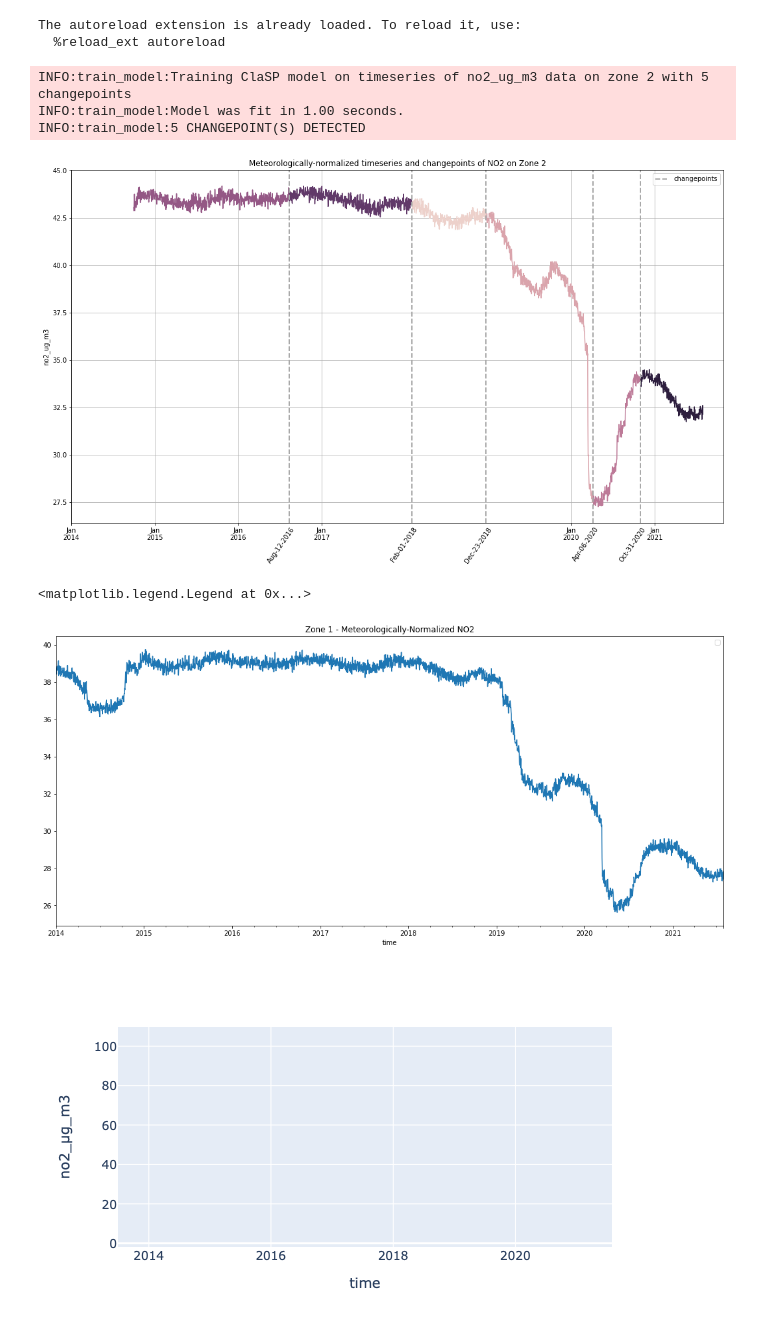
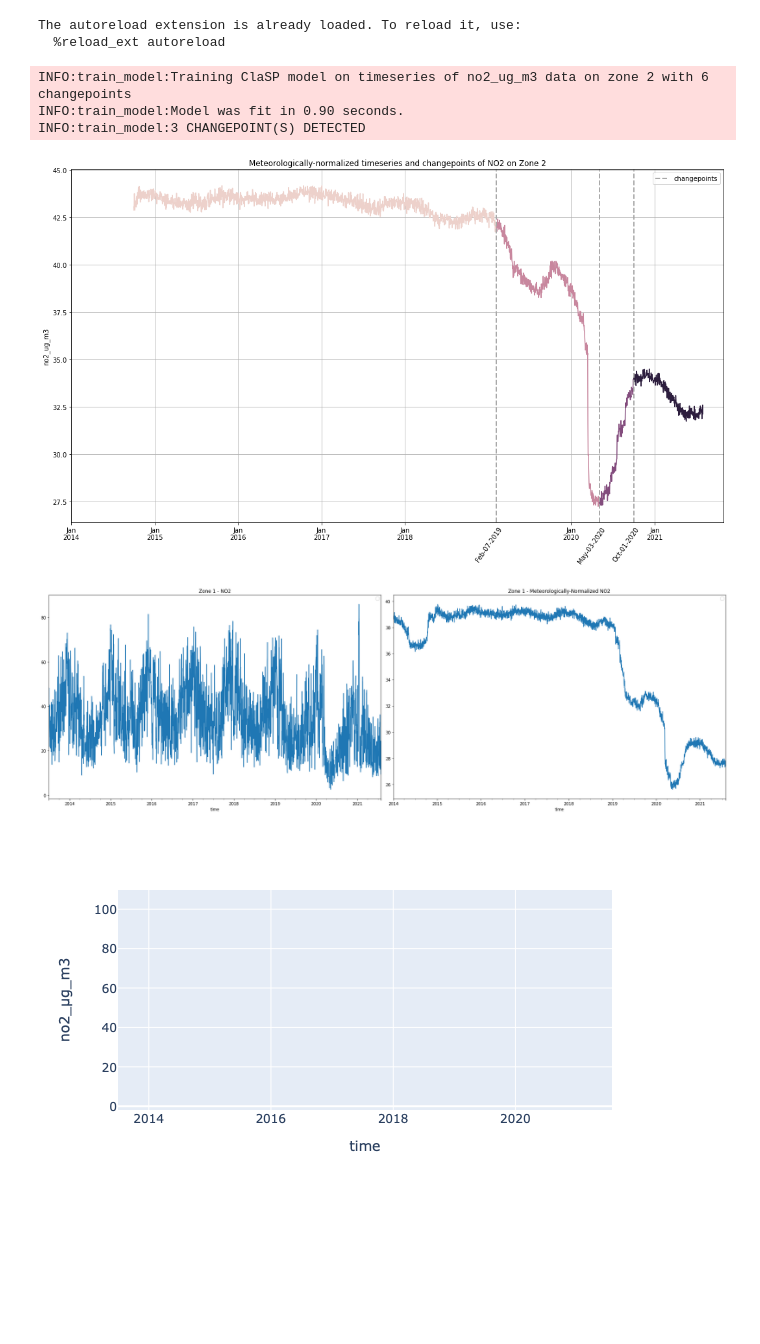
Before and after one commit to simonsanvil/Madrid-AirQuality-Analysis, a Jupyter notebook: notebooks/08-change_point_detection.ipynb, the cells around one changed output. Saved outputs shown, nothing was run; the diff lists cells and outputs as text; code cells hidden in the pictures; blank space fills up the shorter version.

```diff
--- a/notebooks/08-change_point_detection.ipynb
+++ b/notebooks/08-change_point_detection.ipynb
@@ -38,13 +38,14 @@ start = "2014-10-01"
 end = "2022-02-01"
 zone = 2
 indicator = 'no2_ug_m3'#'pm10_ug_m3'#'o3_ug_m3' #"no2_ug_m3"
-period_length = None # 10
+period_length = 10 #None # 10
+n_changepoints = 6
 
 clasp_results = train_clasp_model(
     madrid_df,
     y=indicator,
     location=zone,
-    n_changepoints=5,
+    n_changepoints=n_changepoints,
     train_start=start,
     train_end=end,
     period_length=period_length
@@ -58,31 +59,46 @@ fig,ax = visualize_clasp_results(
 )
 fig.show()
 # %% [output]
-INFO:train_model:Training ClaSP model on timeseries of no2_ug_m3 data on zone 2 with 5 changepoints
-INFO:train_model:Model was fit in 1.00 seconds.
-INFO:train_model:5 CHANGEPOINT(S) DETECTED
+INFO:train_model:Training ClaSP model on timeseries of no2_ug_m3 data on zone 2 with 6 changepoints
+INFO:train_model:Model was fit in 0.90 seconds.
+INFO:train_model:3 CHANGEPOINT(S) DETECTED
-[figure, old version]
+[figure, new version]
 # %%
 pd.options.plotting.backend = "matplotlib"
 zone = 1
-fig, ax = plt.subplots(figsize=(18,8))
+fig, (ax1,ax2) = plt.subplots(ncols=2,figsize=(24,8))
 aq_df = get_air_quality_df("../01-data",meteo_normalized=True)
 df = aq_df.copy().set_index(
         ["zone","time"]
     ).groupby([pd.Grouper(level='zone'),
                 pd.Grouper(level='time', freq='1D')]
     ).mean().reset_index()
 
 df[df.zone==zone].plot(
     x = "time",
     y = "no2_ug_m3",
-    ax=ax
+    ax=ax2
 )
-ax.set(title="Zone {} - Meteorologically-Normalized NO2".format(zone))
-ax.legend([])
+ax2.set(title="Zone {} - Meteorologically-Normalized NO2".format(zone))
+ax2.legend([])
+
+aq_df = get_air_quality_df("../01-data",meteo_normalized=False)
+df = aq_df.copy().set_index(
+        ["zone","time"]
+    ).groupby([pd.Grouper(level='zone'),
+                pd.Grouper(level='time', freq='1D')]
+    ).mean().reset_index()
+df[df.zone==zone].plot(
+    x = "time",
+    y = "no2_ug_m3",
+    ax=ax1
+)
+ax1.set(title="Zone {} - NO2".format(zone))
+ax1.legend([])
+
+fig.tight_layout()
 # %% [output]
-<matplotlib.legend.Legend at 0x...>
-[figure, old version]
+[figure, new version]
 # %%
 pd.options.plotting.backend = "plotly"
 
```
Also changed, not shown: parts of 4 cells of this notebook, 11 other files.
